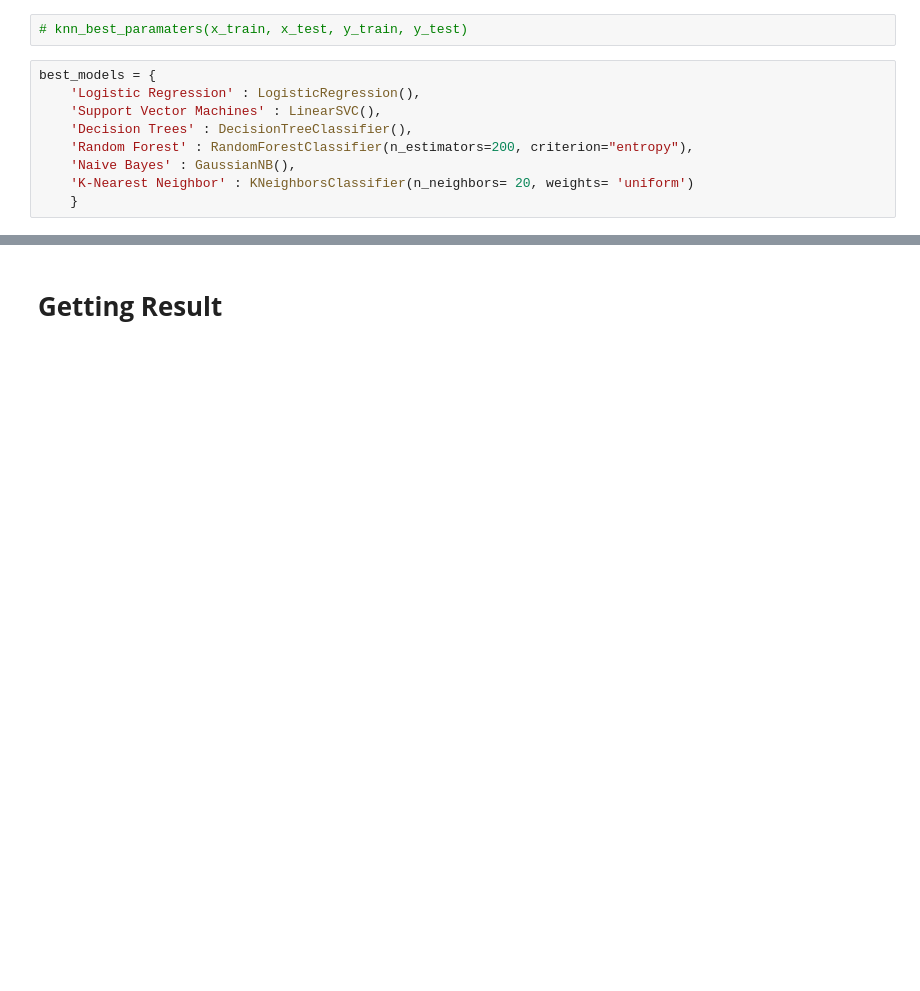
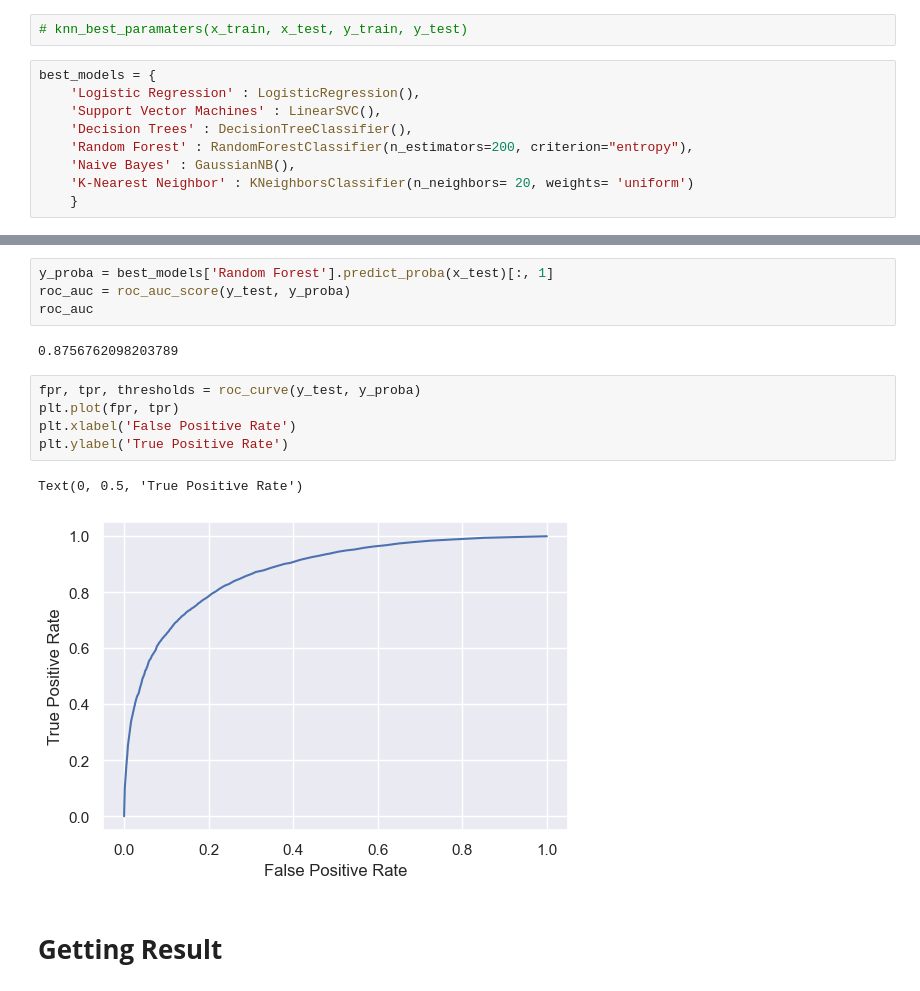
Before and after one commit to betuldemirdag/Ada_Lovelace_Akademi_Bitirme_Projesi, a Jupyter notebook: bank_churn.ipynb, the cells around one changed output, grey strips where cells are left out. Cells and saved outputs as stored; diff of their text form; blank space fills up the shorter version.

```diff
--- a/bank_churn.ipynb
+++ b/bank_churn.ipynb
@@ -542,5 +542,19 @@ evaluation(best_models, x_train, x_test, y_train, y_test)
 | Naive Bayes | 0.80 | 0.53 | 0.25 | 0.34 |
 | K-Nearest Neighbor | 0.80 | 0.65 | 0.07 | 0.12 |
+# %%
+y_proba = best_models['Random Forest'].predict_proba(x_test)[:, 1]
+roc_auc = roc_auc_score(y_test, y_proba)
+roc_auc
+# %% [output]
+0.8756762098203789
+# %%
+fpr, tpr, thresholds = roc_curve(y_test, y_proba)
+plt.plot(fpr, tpr)
+plt.xlabel('False Positive Rate')
+plt.ylabel('True Positive Rate')
+# %% [output]
+Text(0, 0.5, 'True Positive Rate')
+[figure, added]
 # %% [markdown]
 # **Getting Result**
 # %%
```
Also changed, not shown: parts of 17 cells of this notebook, 3 other files.
